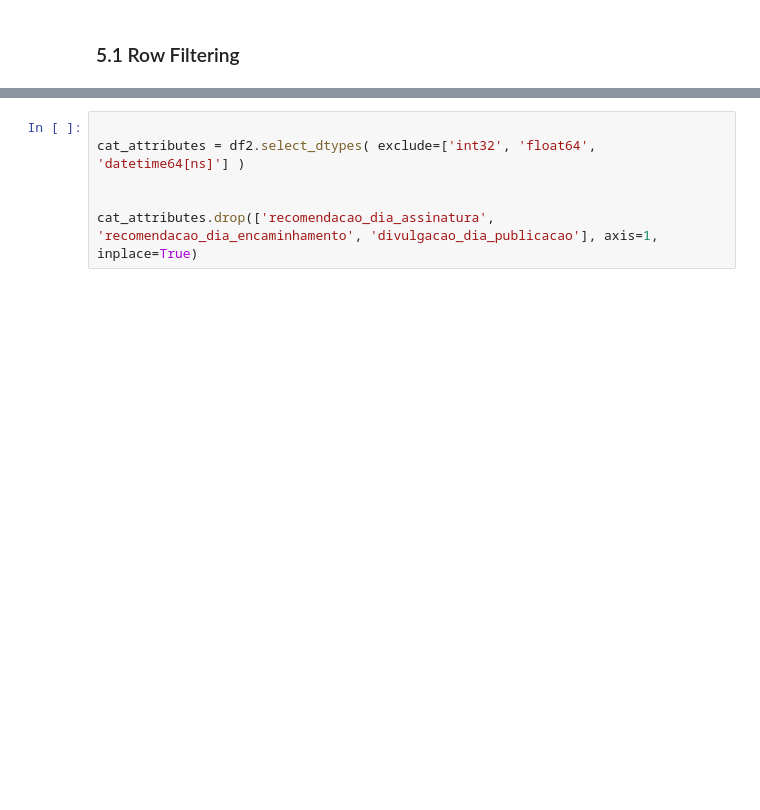
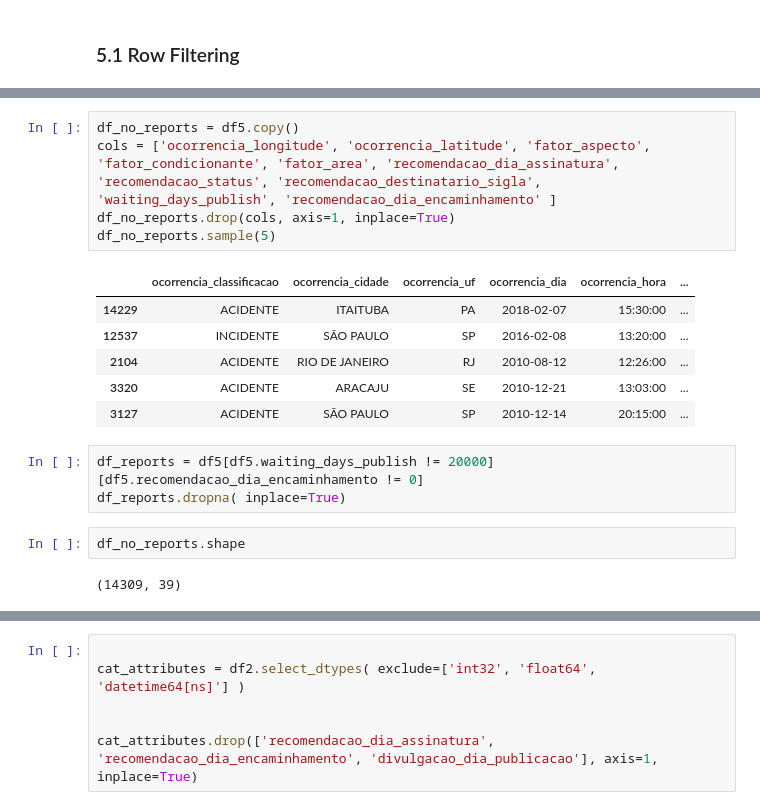
Before and after one commit to TaizAlves/aviation_occurencies, a Jupyter notebook: a3data_taiz_alves.ipynb, the cells around one changed output, grey strips where cells are left out. Cells and saved outputs as stored; diff of their text form; blank space fills up the shorter version.

```diff
--- a/a3data_taiz_alves.ipynb
+++ b/a3data_taiz_alves.ipynb
@@ -1359,0 +1376,19 @@ dtype: int64
+# %%
+df_no_reports = df5.copy()
+cols = ['ocorrencia_longitude', 'ocorrencia_latitude', 'fator_aspecto', 'fator_condicionante', 'fator_area', 'recomendacao_dia_assinatura', 'recomendacao_status', 'recomendacao_destinatario_sigla', 'waiting_days_publish', 'recomendacao_dia_encaminhamento' ]
+df_no_reports.drop(cols, axis=1, inplace=True)
+df_no_reports.sample(5)
+# %% [output]
+|  | ocorrencia_classificacao | ocorrencia_cidade | ocorrencia_uf | ocorrencia_dia | ocorrencia_hora | ... |
+| 14229 | ACIDENTE | ITAITUBA | PA | 2018-02-07 | 15:30:00 | ... |
+| 12537 | INCIDENTE | SÃO PAULO | SP | 2016-02-08 | 13:20:00 | ... |
+| 2104 | ACIDENTE | RIO DE JANEIRO | RJ | 2010-08-12 | 12:26:00 | ... |
+| 3320 | ACIDENTE | ARACAJU | SE | 2010-12-21 | 13:03:00 | ... |
+| 3127 | ACIDENTE | SÃO PAULO | SP | 2010-12-14 | 20:15:00 | ... |
+# %%
+df_reports = df5[df5.waiting_days_publish != 20000][df5.recomendacao_dia_encaminhamento != 0]
+df_reports.dropna( inplace=True)
+# %%
+df_no_reports.shape
+# %% [output]
+(14309, 39)
```
Also changed, not shown: parts of 12 cells of this notebook.
